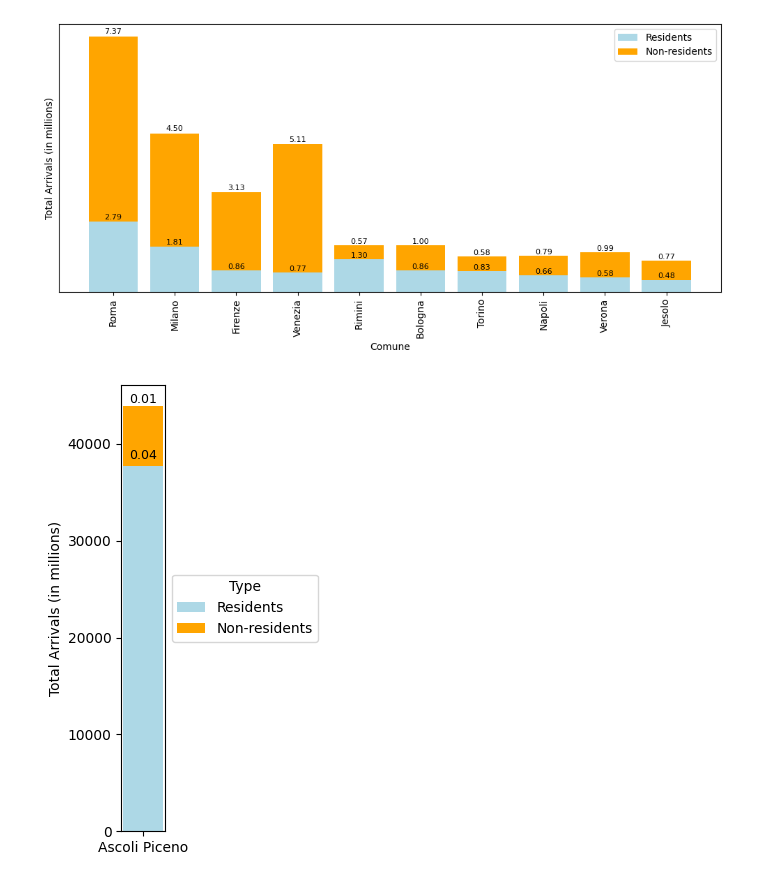
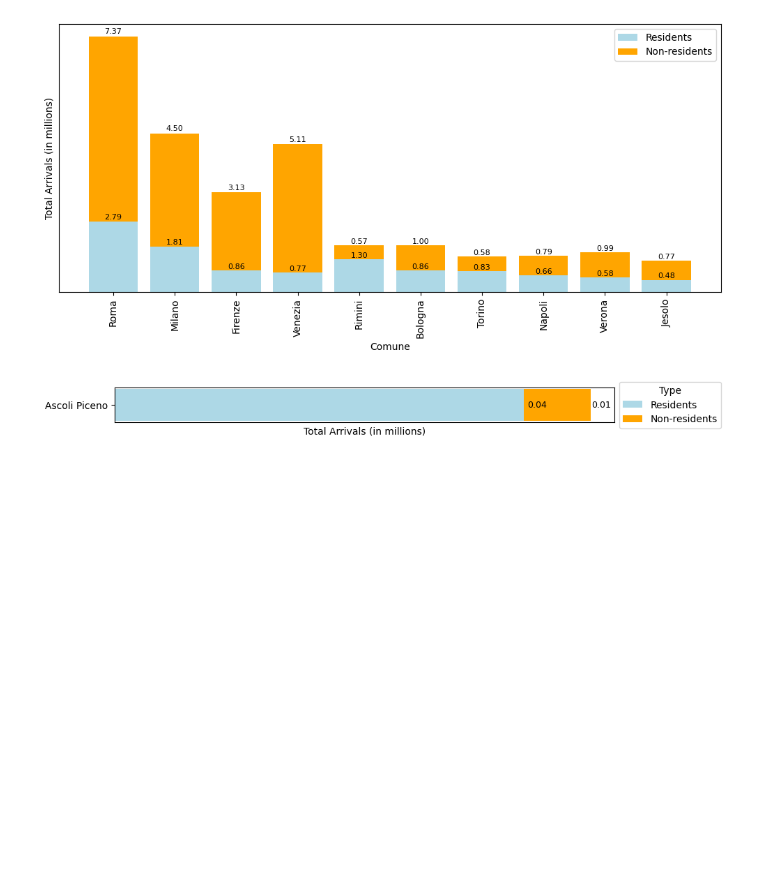
Before and after one commit to Boni1995/DSE_thesis, a Jupyter notebook: Test Notebook.ipynb, the cells around one changed output. Drawn from its saved outputs; the diff is of its cells as text; code cells hidden in the pictures; blank space fills up the shorter version.

```diff
--- a/Test Notebook.ipynb
+++ b/Test Notebook.ipynb
@@ -424,37 +424,34 @@ plt.show()
 # %%
 df_ascoli = df_2024[df_2024["Comune / Municipality"] == "Ascoli Piceno"].copy()
 
 residenti = df_ascoli["Total Arrivals (Residents)"].values[0]
 non_residenti = df_ascoli["Total Arrivals (Non residents)"].values[0]
 
-plt.figure(figsize=(3, 5))
-bars1 = plt.bar("Ascoli Piceno", residenti, label="Residents", color="lightblue")
-bars2 = plt.bar("Ascoli Piceno", non_residenti, bottom=residenti, label="Non-residents", color="orange")
+plt.figure(figsize=(10, 1))
+bars1 = plt.barh("Ascoli Piceno", residenti, label="Residents", color="lightblue")
+bars2 = plt.barh("Ascoli Piceno", non_residenti, left=residenti, label="Non-residents", color="orange")
 
-x = 0
 plt.text(
-    x,
     residenti + residenti * 0.01,
+    0,
     f"{int(residenti)/1_000_000:,.2f}",
-    ha='center',
-    va='bottom',
+    va='center',
     fontsize=9,
     color='black'
 )
 plt.text(
-    x,
     residenti + non_residenti + non_residenti * 0.01,
+    0,
     f"{int(non_residenti)/1_000_000:,.2f}",
-    ha='center',
-    va='bottom',
+    va='center',
     fontsize=9,
     color='black'
 )
 
-#plt.title("Total Arrivals — Ascoli Piceno (2024)", fontweight="bold")
-plt.ylabel("Total Arrivals (in millions)")
+plt.xlabel("Total Arrivals (in millions)")
 plt.legend(title="Type", loc="center left", bbox_to_anchor=(1.0, 0.5))
+plt.xticks([])
 plt.tight_layout()
 plt.show()
 # %% [output]
-[figure, old version]
+[figure, new version]
```
Also changed, not shown: 9 other files.
